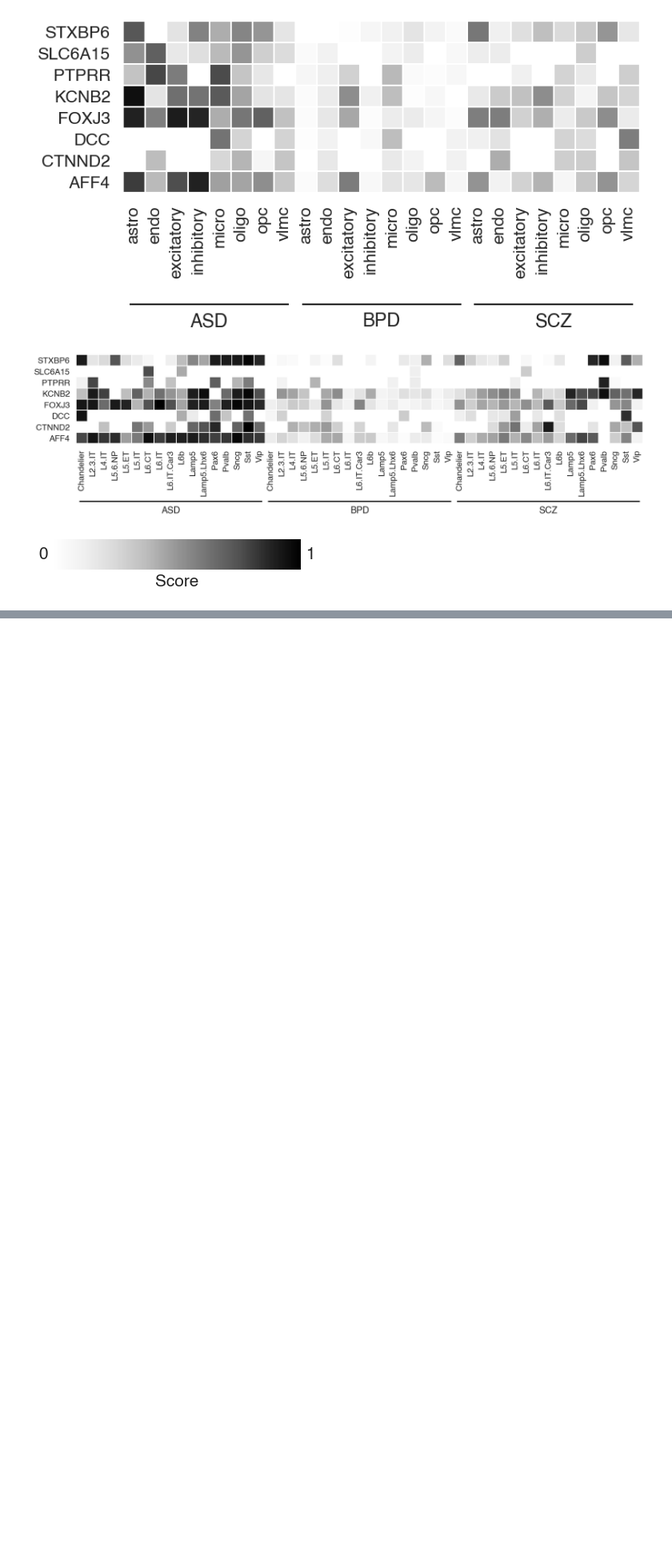
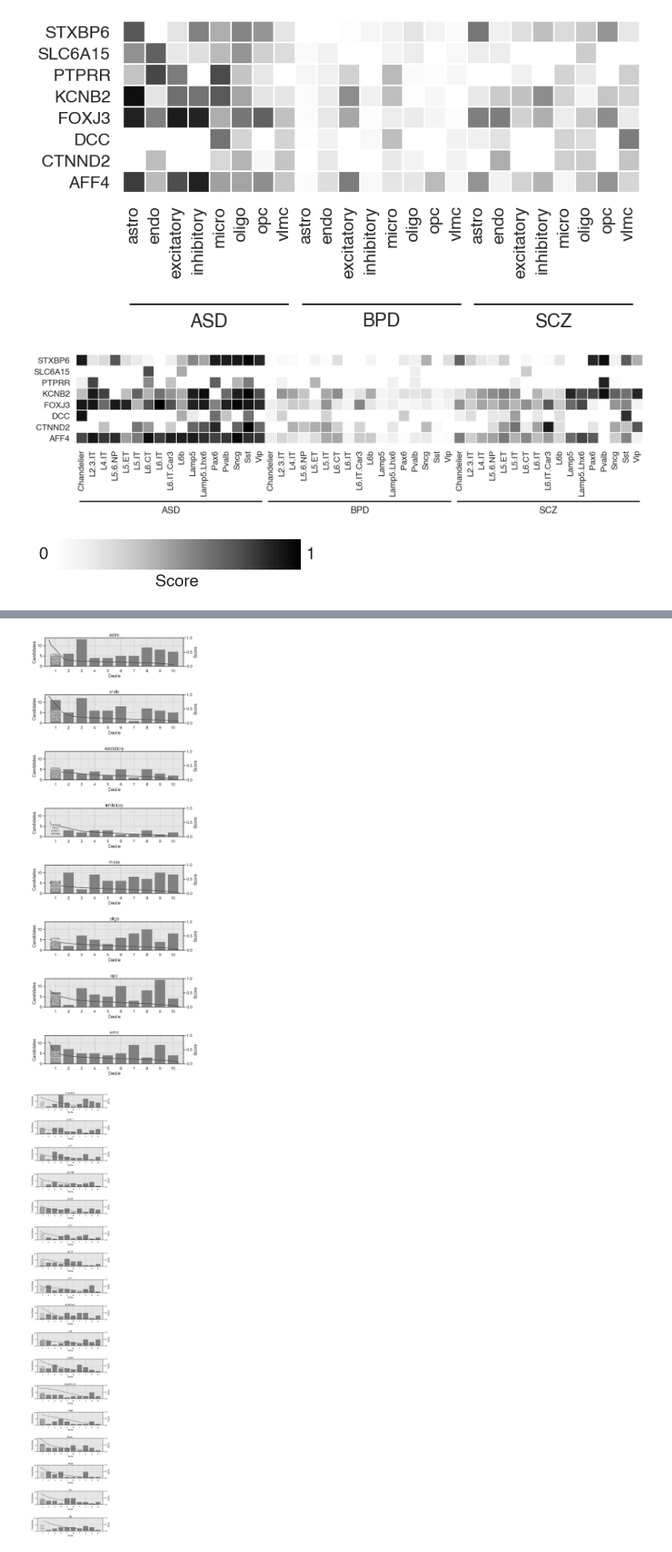
Before and after one commit to Oafish1/Network-Medicine-Analysis, a Jupyter notebook: scripts/specific-visualization.ipynb, the cells around one changed output, grey strips where cells are left out. Shown at 80% size. Cells and saved outputs as stored; diff of their text form; code cells hidden in the pictures; blank space fills up the shorter version.

```diff
--- a/scripts/specific-visualization.ipynb
+++ b/scripts/specific-visualization.ipynb
@@ -765,0 +861,55 @@ fig.savefig(os.path.join(PLOTS_FOLDER, fname), bbox_inches='tight')
+# %%
+for name, idx in zip(('major_scz', 'minor_scz'), ((2, 'CMC', 'SCZ'), (2, 'Subclass', 'SCZ'))):
+    with warnings.catch_warnings():
+        warnings.simplefilter('ignore')
+        df_raw = results_candidates_scz.loc[idx]
+        # df_raw.loc[(df_raw['Candidate'])*(df_raw['Label']==1), 'Candidate'] = False  # Filter out positive candidates
+        # df_raw.loc[(df_raw['Candidate'])*(df_raw['Label']==0), 'Candidate'] = False  # Filter out negative candidates
+        df_raw = df_raw.loc[df_raw['Candidate']]
+        df_raw = df_raw.sort_values('Mean')
+        df_bar = decile_counts.loc[idx]
+    cell_types = df_bar.index.unique().sort_values()
+    fig, axs = plt.subplots(len(cell_types), 1, figsize=(10, 4*len(cell_types)-1), sharex=True, sharey=True)
+    fig.subplots_adjust(hspace=1)
+    axs[0].set_xlim([.2, 10.8])
+    # axs[0].set_ylim([0, 300])
+    for ct, ax in zip(cell_types, axs):
+        # Set color
+        color = merged_colors[ct]
+        # Plot
+        ax.bar(range(1, 11)[::-1], df_bar.loc[df_bar.index == ct, 'Candidates'], fc=color, ec=(0, 0, 0, 0))
+        # Estimate KDE
+        # kernel = scipy.stats.gaussian_kde(df_raw.loc[df_raw.index == ct, 'Percentile'].to_numpy())
+        # x = np.linspace(0, 1, num=101)
+        # ax.plot(10*x+.5, 1_000*kernel(x))
+        # Opposite axis
+        axo = ax.twinx()
+        axo.plot(.5 + (100 - df_raw.loc[df_raw.index == ct, 'Percentile']) / 10, df_raw.loc[df_raw.index == ct, 'Mean'], color=(.3, .3, .3, 1))
+        axo.set_ylim([0, 1])
+        axo.set_ylabel('Score')
+        # Labels
+        ax.set_xlabel('Decile')
+        ax.set_ylabel('Candidates')
+        ax.set_title(ct)
+        # Ticks
+        ax.set_xticks(range(1, 11))
+        ax.xaxis.set_tick_params(labelbottom=True)
+        # Formatting
+        ax.set_facecolor((.9, .9, .9, 1))
+        ax.grid('minor')
+        # Add top 4 candidate genes
+        top_genes = df_raw.loc[df_raw.index == ct].sort_values('Mean', ascending=False).iloc[:4]['Gene'].to_list()
+        trans = matplotlib.transforms.blended_transform_factory(ax.transData, ax.transAxes)
+        import matplotlib.patheffects as pe
+        axo.text(
+            1, .05, '\n'.join(top_genes),
+            ha='center', va='bottom', fontsize='xx-small',
+            path_effects=[pe.withStroke(linewidth=2, foreground="white")],
+            transform=trans)
+
+    # Save
+    fname = f'decile_{name}.pdf'
+    fig.savefig(os.path.join(PLOTS_FOLDER, fname), bbox_inches='tight')
+# %% [output]
+[figure, added]
+[figure, added]
```
Also changed, not shown: parts of 5 cells of this notebook, 7 other files.
